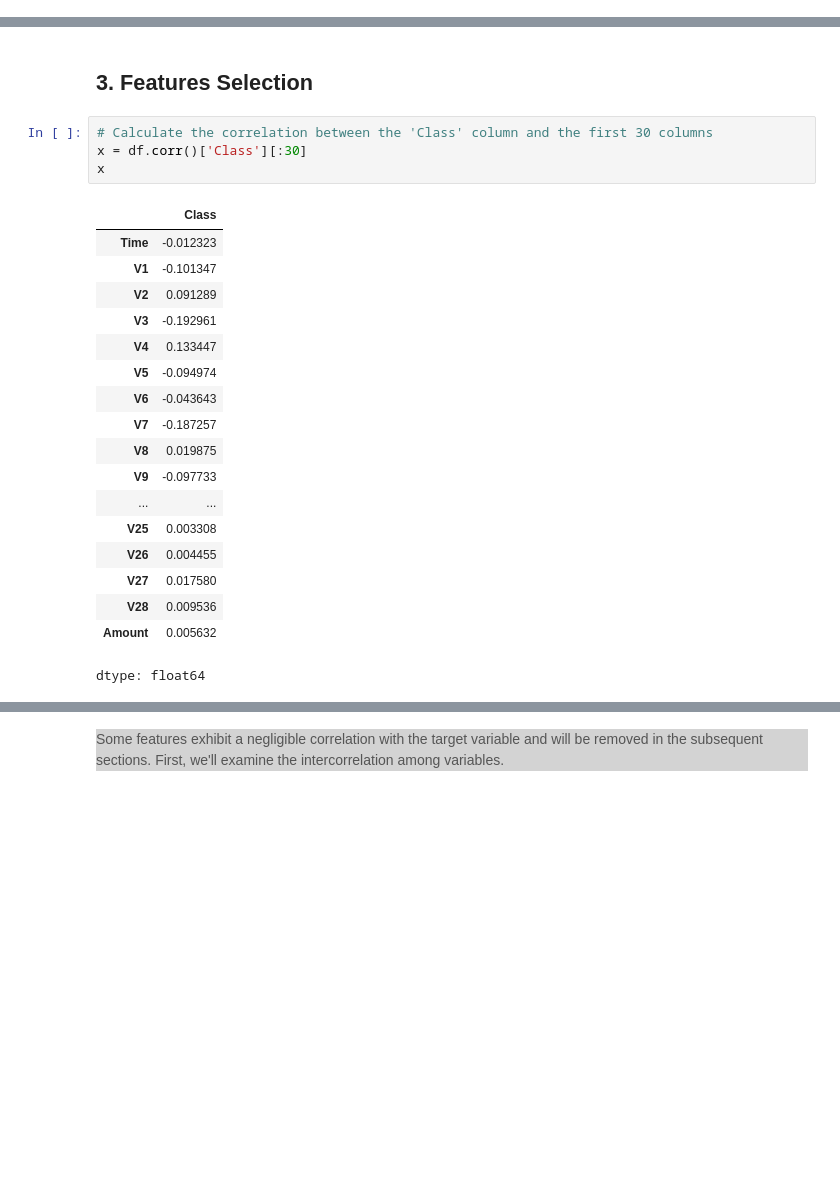
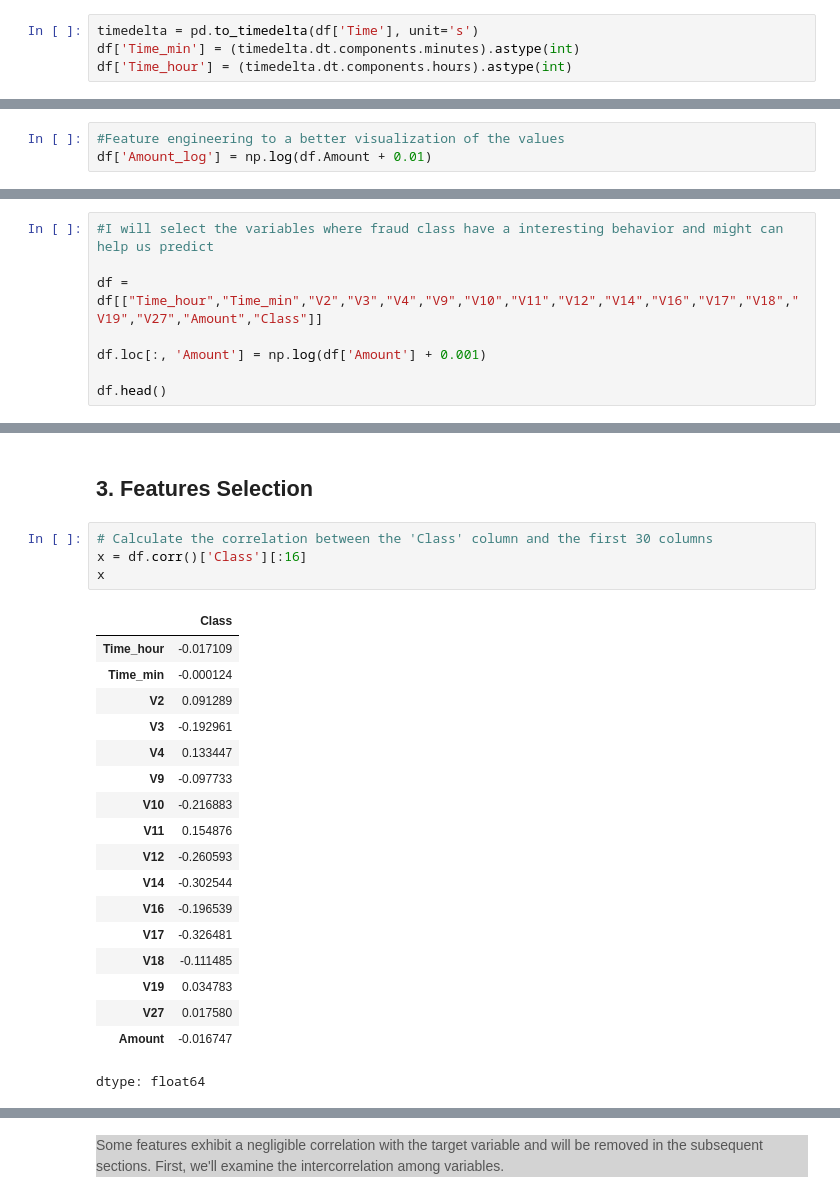
Before and after one commit to Yashashvi01/Credit-card-fraud-detection, a Jupyter notebook: credit_card_fraud_detection.ipynb, the cells around one changed output, grey strips where cells are left out. Drawn from its saved outputs; the diff is of its cells as text; blank space fills up the shorter version.

```diff
--- a/credit_card_fraud_detection.ipynb
+++ b/credit_card_fraud_detection.ipynb
@@ -100,0 +117,4 @@ sns.countplot(x='Class', data=df)
+# %%
+timedelta = pd.to_timedelta(df['Time'], unit='s')
+df['Time_min'] = (timedelta.dt.components.minutes).astype(int)
+df['Time_hour'] = (timedelta.dt.components.hours).astype(int)
@@ -100,0 +178,3 @@ sns.countplot(x='Class', data=df)
+# %%
+#Feature engineering to a better visualization of the values
+df['Amount_log'] = np.log(df.Amount + 0.01)
@@ -100,0 +249,8 @@ sns.countplot(x='Class', data=df)
+# %%
+#I will select the variables where fraud class have a interesting behavior and might can help us predict
+
+df = df[["Time_hour","Time_min","V2","V3","V4","V9","V10","V11","V12","V14","V16","V17","V18","V19","V27","Amount","Class"]]
+
+df.loc[:, 'Amount'] = np.log(df['Amount'] + 0.001)
+
+df.head()
@@ -102,26 +265,26 @@ sns.countplot(x='Class', data=df)
 ## 3. Features Selection
 # %%
 # Calculate the correlation between the 'Class' column and the first 30 columns
-x = df.corr()['Class'][:30]
+x = df.corr()['Class'][:16]
 x
 # %% [output]
 |  | Class |
-| Time | -0.012323 |
-| V1 | -0.101347 |
+| Time_hour | -0.017109 |
+| Time_min | -0.000124 |
 | V2 | 0.091289 |
 | V3 | -0.192961 |
 | V4 | 0.133447 |
-| V5 | -0.094974 |
-| V6 | -0.043643 |
-| V7 | -0.187257 |
-| V8 | 0.019875 |
 | V9 | -0.097733 |
-| ... | ... |
-| V25 | 0.003308 |
-| V26 | 0.004455 |
+| V10 | -0.216883 |
+| V11 | 0.154876 |
+| V12 | -0.260593 |
+| V14 | -0.302544 |
+| V16 | -0.196539 |
+| V17 | -0.326481 |
+| V18 | -0.111485 |
+| V19 | 0.034783 |
 | V27 | 0.017580 |
-| V28 | 0.009536 |
-| Amount | 0.005632 |
+| Amount | -0.016747 |
 dtype: float64
 # %%
 # Calculate the correlation coefficients between the 'Class' column and the first 30 columns
```
Also changed, not shown: parts of 36 cells of this notebook.
